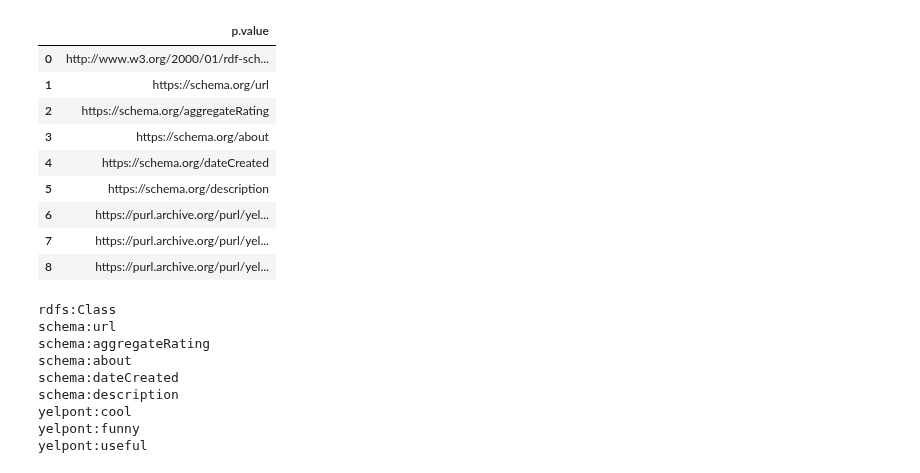
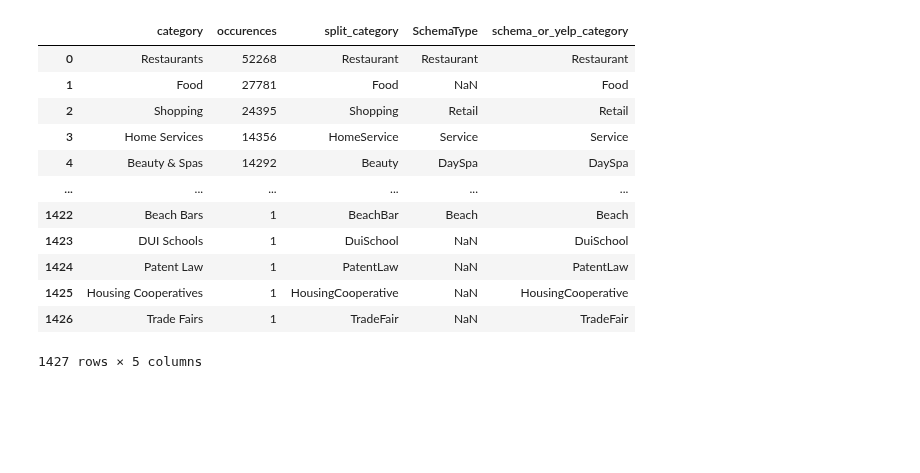
Before and after one commit to christiannielsen98/DVML-P7, a Jupyter notebook: Development/christian_playground.ipynb, the cells around one changed output. Saved outputs shown, nothing was run; the diff lists cells and outputs as text; code cells hidden in the pictures; blank space fills up the shorter version.

Commit message:
category mapping updated with filter method

```diff
--- a/Development/christian_playground.ipynb
+++ b/Development/christian_playground.ipynb
@@ -35,42 +18,37 @@ Number of unique city names: 245
-# %%
-from Code.UtilityFunctions.run_query import run_query
-import pandas as pd
-query = """
-SELECT DISTINCT ?p
-WHERE {
-    ?s ?p ?o .
-    ?s rdfs:Class schema:UserReview .
-}
-"""
-
-predicates = run_query(query, as_dataframe=True)
-predicates
-# %% [output]
-|  | p.value |
-| 0 | http://www.w3.org/2000/01/rdf-sch... |
-| 1 | https://schema.org/url |
-| 2 | https://schema.org/aggregateRating |
-| 3 | https://schema.org/about |
-| 4 | https://schema.org/dateCreated |
-| 5 | https://schema.org/description |
-| 6 | https://purl.archive.org/purl/yel... |
-| 7 | https://purl.archive.org/purl/yel... |
-| 8 | https://purl.archive.org/purl/yel... |
-# %%
-pd.set_option('display.max_rows', 500)
-# %%
-preds = predicates['p.value']
-preds = preds.str.replace('https://schema.org/', 'schema:')
-preds = preds.str.replace('http://www.w3.org/2000/01/rdf-schema#', 'rdfs:')
-preds = preds.str.replace('https://purl.archive.org/purl/yelp/ontology#', 'yelpont:')
-print("\n".join(list(preds)))
-# %% [output]
-rdfs:Class
-schema:url
-schema:aggregateRating
-schema:about
-schema:dateCreated
-schema:description
-yelpont:cool
-yelpont:funny
-yelpont:useful
+# %%
+biz = pd.read_json(get_path("yelp_academic_dataset_business.json"), lines=True)
+categories = list(biz['categories'].str.cat(sep=', ').split(sep=', '))
+
+category_occurences = pd.DataFrame(list(dict(Counter(categories)).items()),
+                                columns=['category', 'occurences'
+                                        ]).sort_values(by='occurences',
+                                                        ascending=False)
+# Maps the split categories to the original categories
+category_occurences['split_category'] = category_occurences['category'].map(categories_dict_singular(categories))
+category_occurences = category_occurences.explode('split_category')
+
+# Maps the yelp categories that are already mapped to a schemaType to the original category.
+class_mapping = pd.read_csv(get_path('class_mappings.csv'))
+class_mapping['SchemaType'] = class_mapping['SchemaType'].apply(lambda x: eval(x)[0])
+category_occurences['split_category'] = category_occurences['split_category'].apply(lambda x: x.title().replace(' ', ''))
+category_occurences = category_occurences.merge(class_mapping,
+                                            left_on='category',
+                                            right_on='YelpCategory',
+                                            how='left').drop(columns=['YelpCategory'])
+category_occurences['schema_or_yelp_category'] = category_occurences['SchemaType'].fillna(category_occurences['split_category'])
+# %%
+category_occurences
+# %% [output]
+|  | category | occurences | split_category | SchemaType | schema_or_yelp_category |
+| 0 | Restaurants | 52268 | Restaurant | Restaurant | Restaurant |
+| 1 | Food | 27781 | Food | NaN | Food |
+| 2 | Shopping | 24395 | Shopping | Retail | Retail |
+| 3 | Home Services | 14356 | HomeService | Service | Service |
+| 4 | Beauty & Spas | 14292 | Beauty | DaySpa | DaySpa |
+| ... | ... | ... | ... | ... | ... |
+| 1422 | Beach Bars | 1 | BeachBar | Beach | Beach |
+| 1423 | DUI Schools | 1 | DuiSchool | NaN | DuiSchool |
+| 1424 | Patent Law | 1 | PatentLaw | NaN | PatentLaw |
+| 1425 | Housing Cooperatives | 1 | HousingCooperative | NaN | HousingCooperative |
+| 1426 | Trade Fairs | 1 | TradeFair | NaN | TradeFair |
+1427 rows × 5 columns
```
Also changed, not shown: parts of 10 cells of this notebook, 2 other files.
